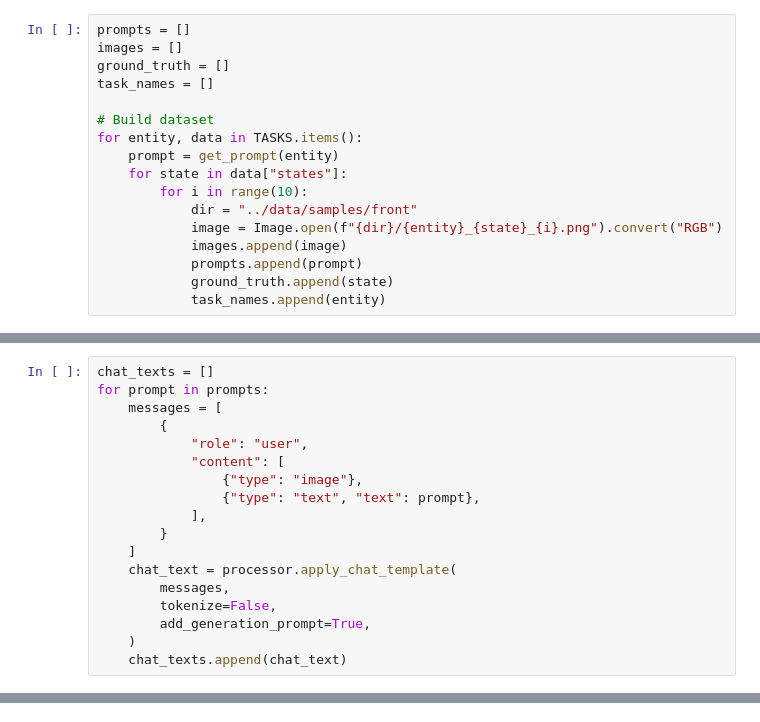
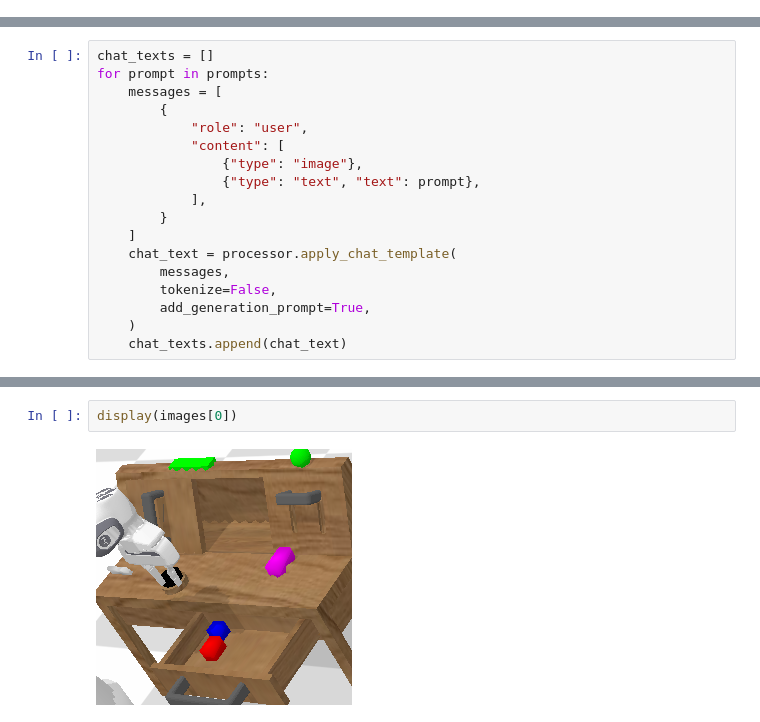
Before and after one commit to JRGruhnert/heca, a Jupyter notebook: notebooks/molmo_token.ipynb, the cells around one changed output, grey strips where cells are left out. Saved outputs shown, nothing was run; the diff lists cells and outputs as text.

```diff
--- a/notebooks/molmo_token.ipynb
+++ b/notebooks/molmo_token.ipynb
@@ -60,18 +1 @@ def get_prompt(entity:str) -> str:
-# %%
-prompts = []
-images = []
-ground_truth = []
-task_names = []
-
-# Build dataset
-for entity, data in TASKS.items():
-    prompt = get_prompt(entity)
-    for state in data["states"]:
-        for i in range(10):
-            dir = "../data/samples/front"
-            image = Image.open(f"{dir}/{entity}_{state}_{i}.png").convert("RGB")
-            images.append(image)
-            prompts.append(prompt)
-            ground_truth.append(state)
-            task_names.append(entity)
 # %%
@@ -318,0 +265,4 @@ TASK=blue_block Accuracy: 0.367 (11/30)
+# %%
+display(images[0])
+# %% [output]
+[figure, added]
```
Also changed, not shown: parts of 12 cells of this notebook, 3 other files.
